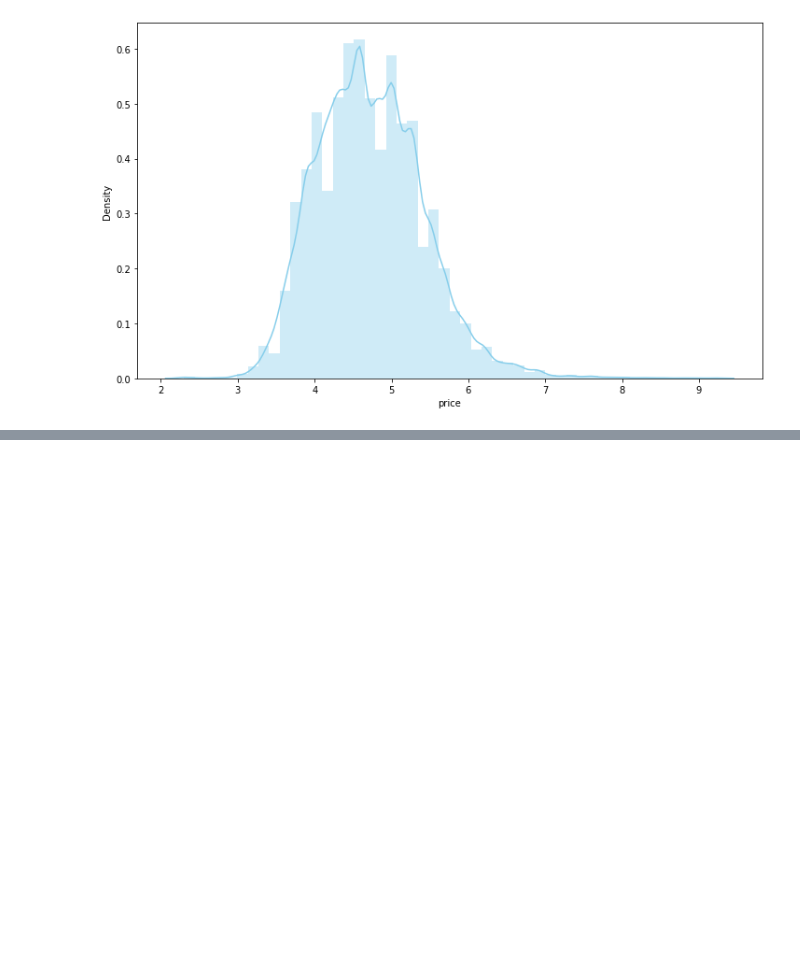
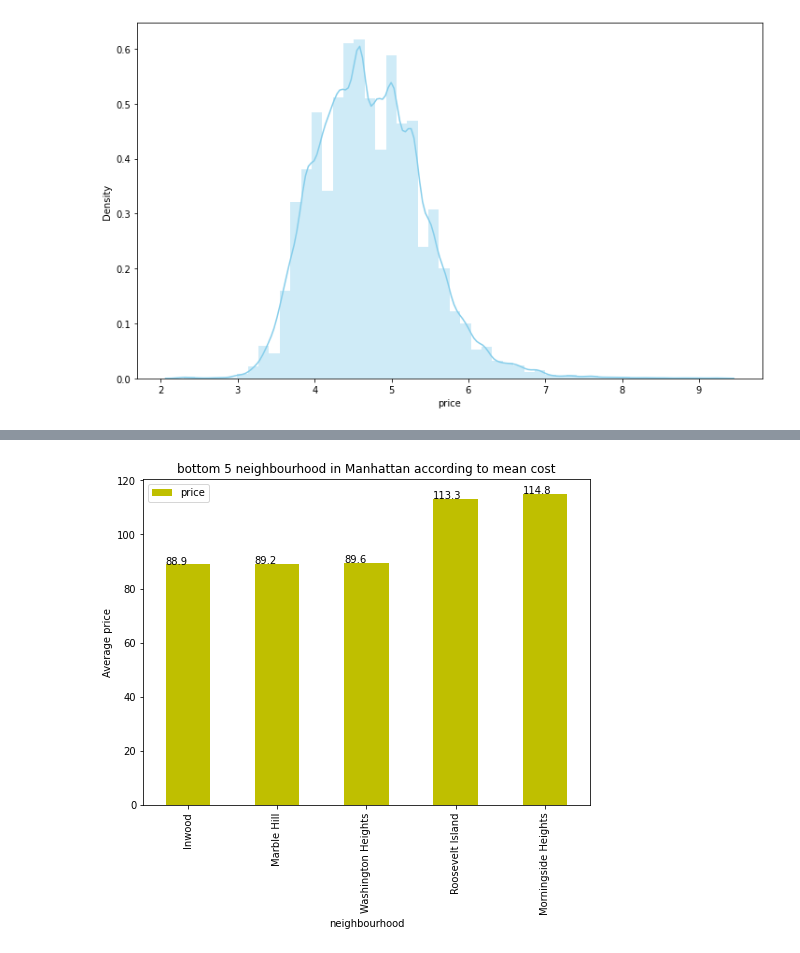
Before and after one commit to SubhamZap/Airbnb-Booking-Analysis, a Jupyter notebook: Airbnb_Bookings_Analysis_Capstone_Project.ipynb, the cells around one changed output, grey strips where cells are left out. Drawn from its saved outputs; the diff is of its cells as text; code cells hidden in the pictures; blank space fills up the shorter version.

```diff
--- a/Airbnb_Bookings_Analysis_Capstone_Project.ipynb
+++ b/Airbnb_Bookings_Analysis_Capstone_Project.ipynb
@@ -668,0 +744,10 @@ sns.distplot(np.log(new_air_df[~(new_air_df['price']==0)]['price']), color="skyb
+# %%
+# What are the least costliest neighbourhood in Manhattan
+
+n1_df = pd.DataFrame(new_air_df.groupby(['neighbourhood_group', 'neighbourhood'])['price'].mean().Manhattan.nsmallest(5))
+ax = n1_df.plot.bar(ylabel = 'Average price', title = 'bottom 5 neighbourhood in Manhattan according to mean cost', figsize = (8, 6), color = 'y')
+
+for p in ax.patches:
+  ax.annotate('{:.1f}'.format(p.get_height()), (p.get_x(), p.get_height()+0.1))
+# %% [output]
+[figure, added]
```
Also changed, not shown: parts of 20 cells of this notebook.
